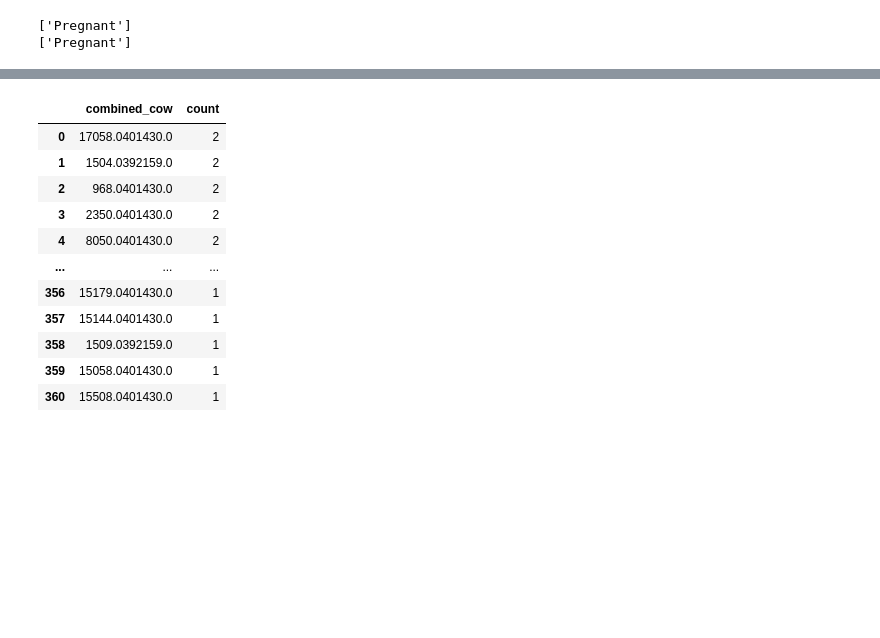
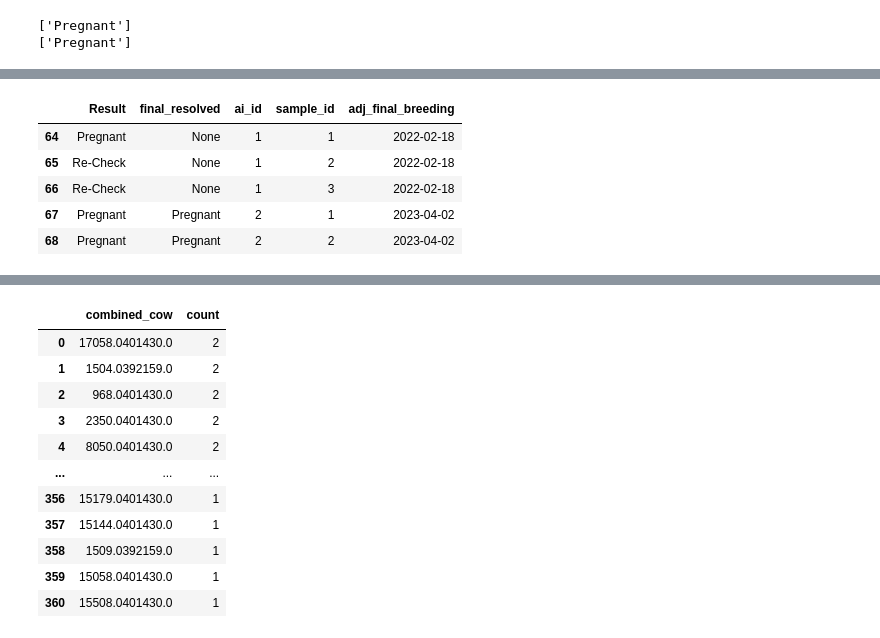
Before and after one commit to rajeshneupane7/Repro-data-making, a Jupyter notebook: phenotype.ipynb, the cells around one changed output, grey strips where cells are left out. Saved outputs shown, nothing was run; the diff lists cells and outputs as text; code cells hidden in the pictures; blank space fills up the shorter version.

```diff
--- a/phenotype.ipynb
+++ b/phenotype.ipynb
@@ -432,0 +480,9 @@ for cow_id, data_id in final_df.groupby('combined_cow'):
+# %%
+final_df[final_df['combined_cow']=='10017.0401430.0'][['Result', 'final_resolved', 'ai_id', 'sample_id', 'adj_final_breeding']]
+# %% [output]
+|  | Result | final_resolved | ai_id | sample_id | adj_final_breeding |
+| 64 | Pregnant | None | 1 | 1 | 2022-02-18 |
+| 65 | Re-Check | None | 1 | 2 | 2022-02-18 |
+| 66 | Re-Check | None | 1 | 3 | 2022-02-18 |
+| 67 | Pregnant | Pregnant | 2 | 1 | 2023-04-02 |
+| 68 | Pregnant | Pregnant | 2 | 2 | 2023-04-02 |
```
Also changed, not shown: parts of 18 cells of this notebook, 2 other files.
